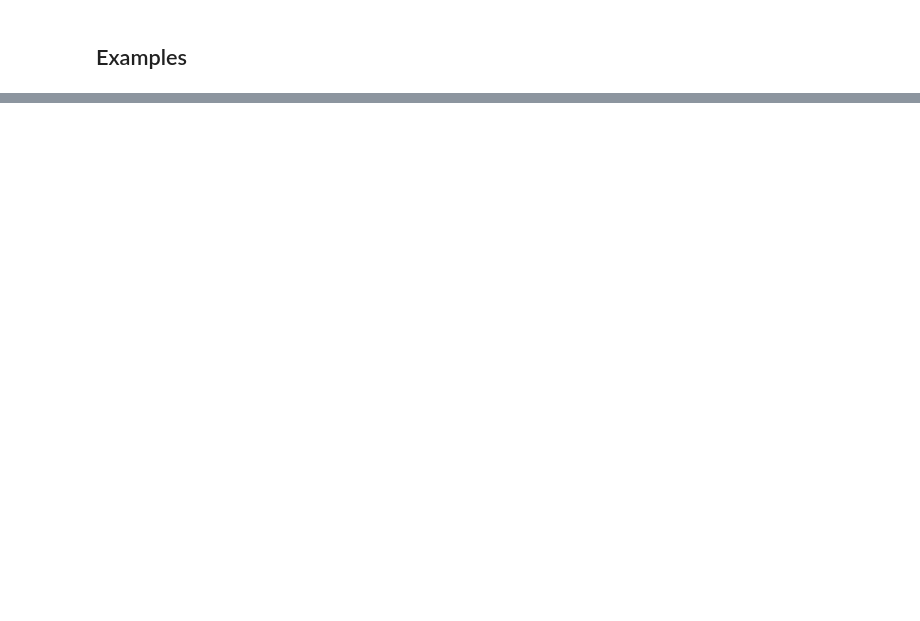
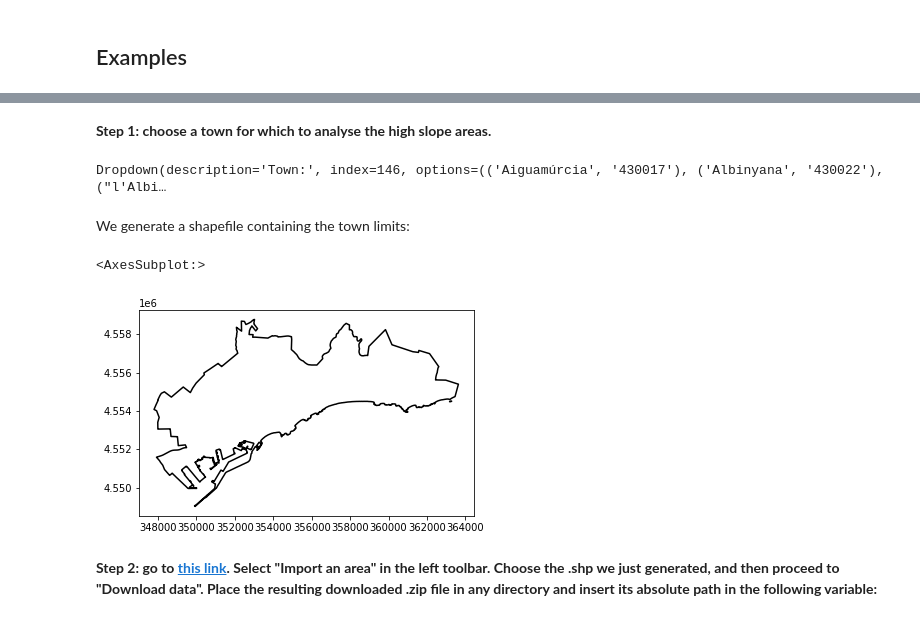
Before and after one commit to cloudbutton/geospatial-bootstrap, a Jupyter notebook: Geospatial Bootstrap.ipynb, the cells around one changed output, grey strips where cells are left out. Drawn from its saved outputs; the diff is of its cells as text; code cells hidden in the pictures; blank space fills up the shorter version.

```diff
--- a/Geospatial Bootstrap.ipynb
+++ b/Geospatial Bootstrap.ipynb
@@ -88,16 +90,12 @@ gdf = gpd.read_file("zip://" + zipfile_abs_path + "!" + shapefile_name)
 # Read a shapefile (.shp) from a zip located in a IBM COS bucket
 # NOTE: look at example 1 for the Lithops Storage API
 
-endpoint = "s3.eu-de.cloud-object-storage.appdomain.cloud"
-bucket = "tarragona-public-data"  # Public bucket (free access)
-obj = "bm5mv21sh0tc1_20200601_0.zip"
+object_public_url = "https://tarragona-public-data.s3.eu-de.cloud-object-storage.appdomain.cloud/bm5mv21sh0tc1_20200601_0.zip"
 shapefile_name = "bm5mv21sh0tpm1_20200601_0.shp"
 
 gdf = gpd.read_file(
-    "zip+https://" +  # IBM COS objects can be accessed via HTTP
-    endpoint + "/" +
-    bucket + "/" +
-    obj + "!" +
+    "zip+" +
+    object_public_url + "!" +
     shapefile_name
 )
 # %% [markdown]
@@ -279,0 +286,23 @@ lithops.LocalhostExecutor()
+# %%
+options = [(town["NOMMUNI"], town["CODIMUNI"]) for index, town in gdf_tgn.iterrows()]
+
+choose_town = widgets.Dropdown(
+    options=options,
+    value="431482",
+    description='Town:',
+)
+# %% [markdown]
+**Step 1: choose a town for which to analyse the high slope areas.**
+# %%
+choose_town
+# %% [output]
+Dropdown(description='Town:', index=146, options=(('Aiguamúrcia', '430017'), ('Albinyana', '430022'), ("l'Albi…
+# %% [markdown]
+We generate a shapefile containing the town limits:
+# %%
+town_borders = gdf_tgn[gdf_tgn["CODIMUNI"] == choose_town.value].geometry
+# %%
+town_borders.boundary.plot(color="black")
+# %% [output]
+<AxesSubplot:>
+[figure, added]
@@ -279,0 +314,2 @@ lithops.LocalhostExecutor()
+# %% [markdown]
+**Step 2: go to [this link](http://www.icc.cat/appdownloads/?c=dlfxlidar2#). Select "Import an area" in the left toolbar. Choose the .shp we just generated, and then proceed to "Download data". Place the resulting downloaded .zip file in any directory and insert its absolute path in the following variable:**
```
Also changed, not shown: parts of 18 cells of this notebook, 1 other file.
